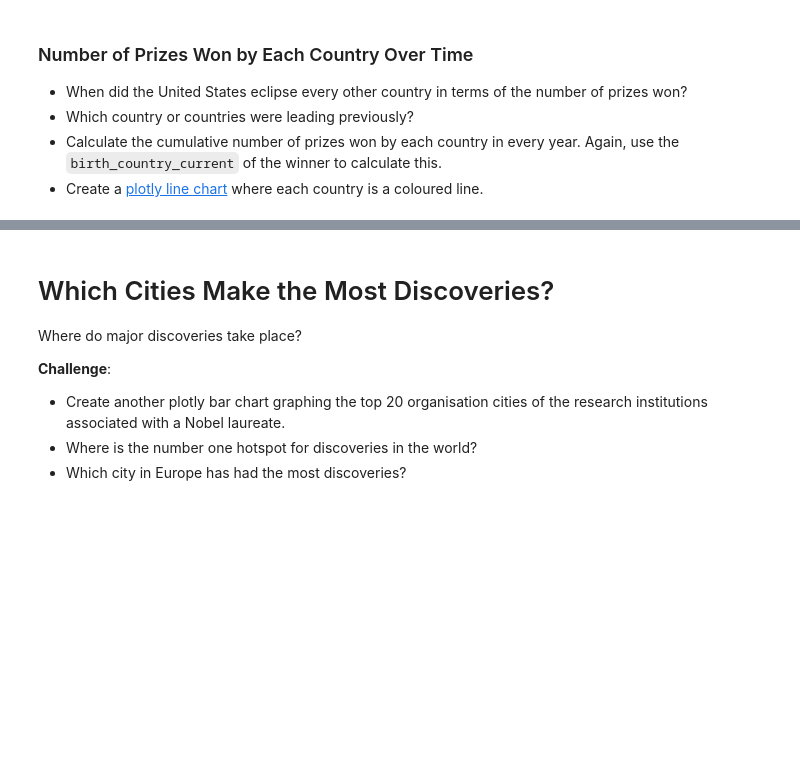
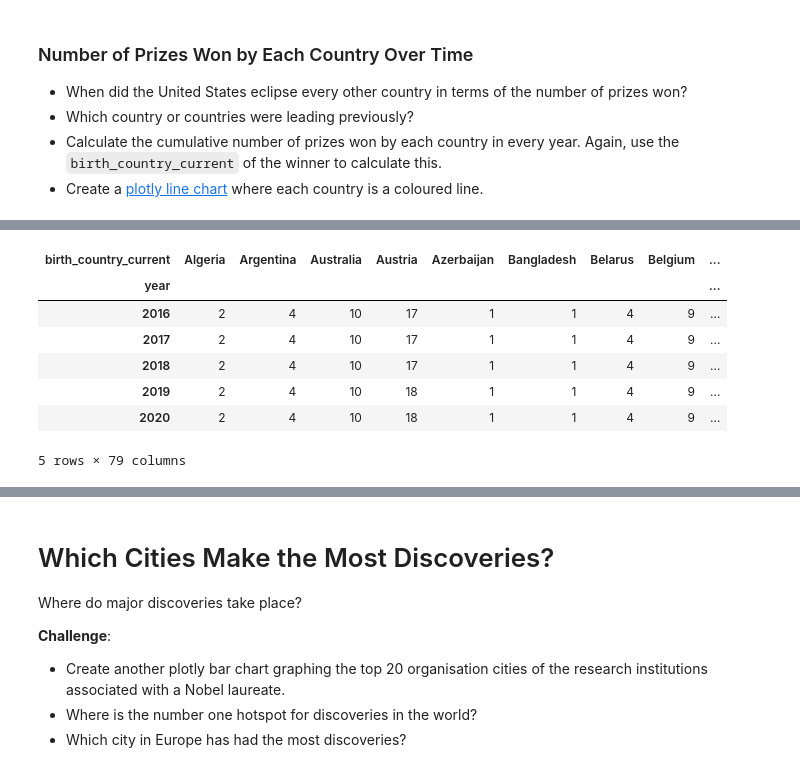
Before and after one commit to RafaelMoralesGallegos/100-days-of-Python, a Jupyter notebook: Day_79_Nobel_Prize/Nobel_Prize_Analysis.ipynb, the cells around one changed output, grey strips where cells are left out. Saved outputs shown, nothing was run; the diff lists cells and outputs as text; code cells hidden in the pictures; blank space fills up the shorter version.

```diff
--- a/Day_79_Nobel_Prize/Nobel_Prize_Analysis.ipynb
+++ b/Day_79_Nobel_Prize/Nobel_Prize_Analysis.ipynb
@@ -379,0 +551,15 @@ The hard part is preparing the data for this chart!
+# %%
+county_year = df_data.groupby(by=['year', 'birth_country_current']).size().unstack(fill_value=0)
+# Make it cumulative by year
+county_year_cumsum = county_year.cumsum()
+
+county_year_cumsum.tail()
+# %% [output]
+| birth_country_current | Algeria | Argentina | Australia | Austria | Azerbaijan | Bangladesh | Belarus | Belgium | ... |
+| year |  |  |  |  |  |  |  |  | ... |
+| 2016 | 2 | 4 | 10 | 17 | 1 | 1 | 4 | 9 | ... |
+| 2017 | 2 | 4 | 10 | 17 | 1 | 1 | 4 | 9 | ... |
+| 2018 | 2 | 4 | 10 | 17 | 1 | 1 | 4 | 9 | ... |
+| 2019 | 2 | 4 | 10 | 18 | 1 | 1 | 4 | 9 | ... |
+| 2020 | 2 | 4 | 10 | 18 | 1 | 1 | 4 | 9 | ... |
+5 rows × 79 columns
```
Also changed, not shown: parts of 24 cells of this notebook.
